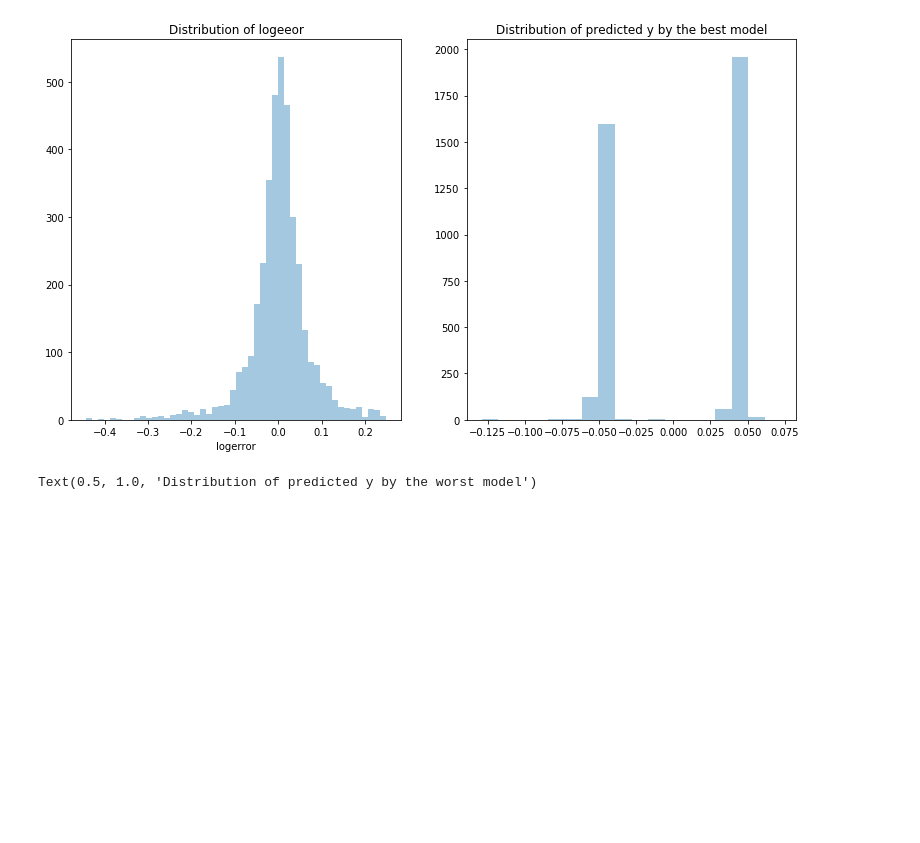
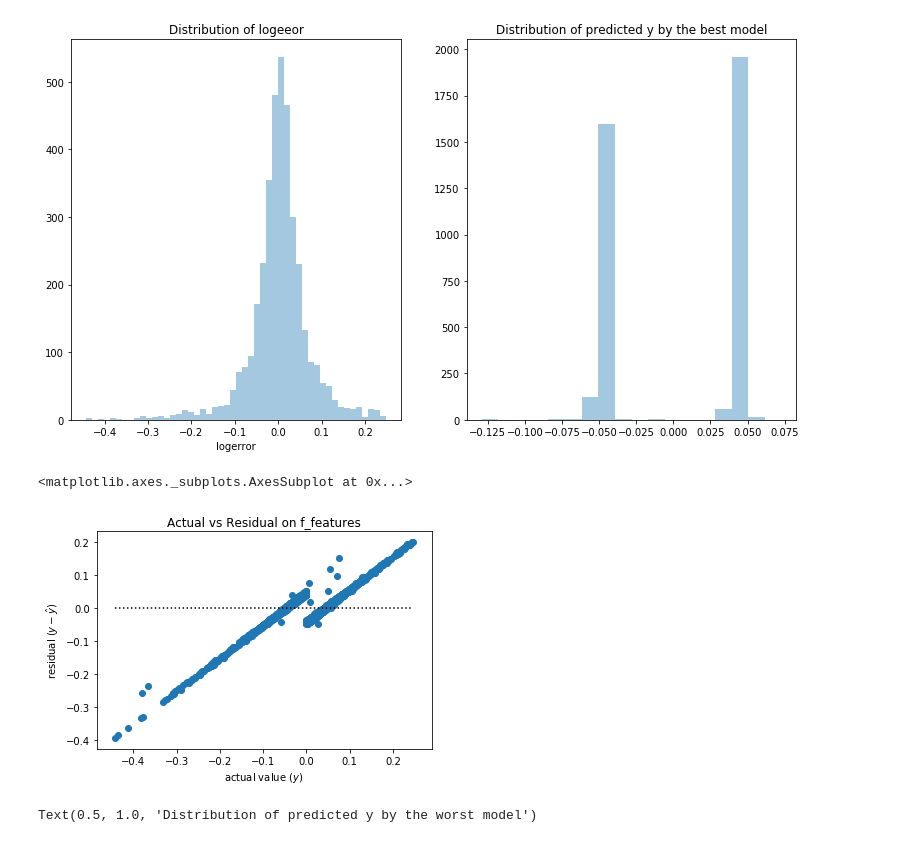
Before and after one commit to Yongliang-Shi/Exploring-Drivers-of-the-Error-in-Zestimate, a Jupyter notebook: clustering_project_zillow_walkthrough.ipynb, the cells around one changed output. Saved outputs shown, nothing was run; the diff lists cells and outputs as text; code cells hidden in the pictures; blank space fills up the shorter version.

```diff
--- a/clustering_project_zillow_walkthrough.ipynb
+++ b/clustering_project_zillow_walkthrough.ipynb
@@ -882,6 +959,11 @@ plt.title('Distribution of predicted y by the best model')
 # %% [output]
 Text(0.5, 1.0, 'Distribution of predicted y by the best model')
 [figure]
+# %%
+model.plot_residuals(y_test_1_1, pd.Series(lm_pred).values, 'f_features')
+# %% [output]
+<matplotlib.axes._subplots.AxesSubplot at 0x...>
+[figure, added]
 # %%
 plt.figure(figsize=(13,7))
 plt.subplot(121)
```
Also changed, not shown: parts of 64 cells of this notebook.
